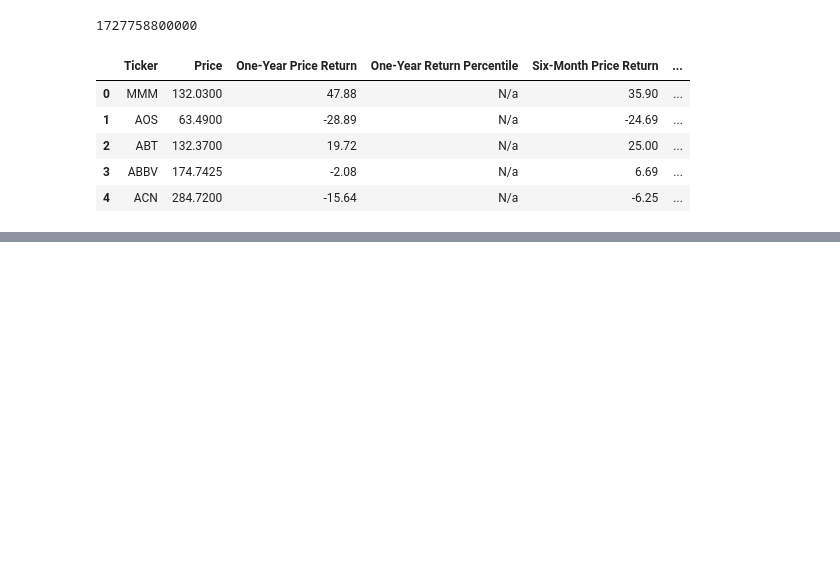
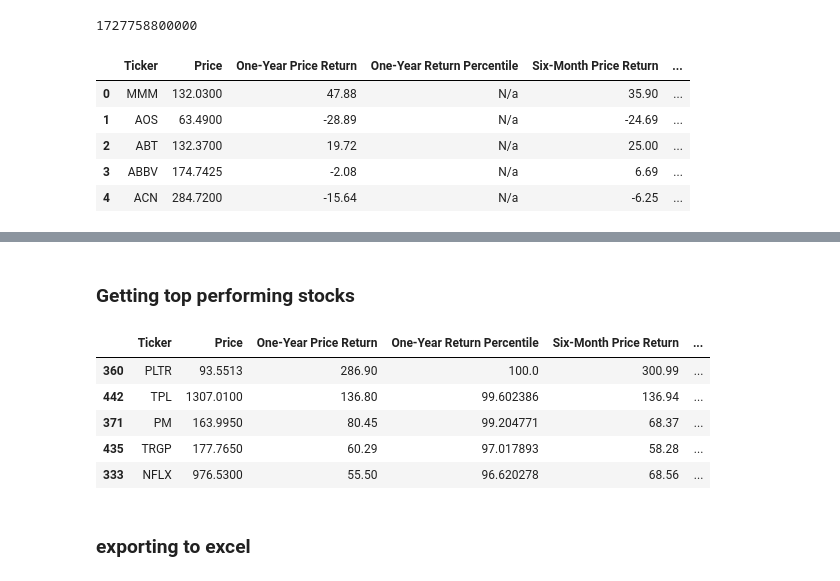
Before and after one commit to JoseMelvin-Calleja/Quantitative-Momentuem-Investing-Strategy, a Jupyter notebook: main.ipynb, the cells around one changed output, grey strips where cells are left out. Saved outputs shown, nothing was run; the diff lists cells and outputs as text; code cells hidden in the pictures; blank space fills up the shorter version.

```diff
--- a/main.ipynb
+++ b/main.ipynb
@@ -372,0 +418,14 @@ hqm_df.head()
+# %% [markdown]
+### Getting top performing stocks
+# %%
+hqm_df.sort_values(by='HQM Score', ascending=False, inplace=True)
+hqm_df.head()
+# %% [output]
+|  | Ticker | Price | One-Year Price Return | One-Year Return Percentile | Six-Month Price Return | ... |
+| 360 | PLTR | 93.5513 | 286.90 | 100.0 | 300.99 | ... |
+| 442 | TPL | 1307.0100 | 136.80 | 99.602386 | 136.94 | ... |
+| 371 | PM | 163.9950 | 80.45 | 99.204771 | 68.37 | ... |
+| 435 | TRGP | 177.7650 | 60.29 | 97.017893 | 58.28 | ... |
+| 333 | NFLX | 976.5300 | 55.50 | 96.620278 | 68.56 | ... |
+# %% [markdown]
+### exporting to excel
```
Also changed, not shown: parts of 11 cells of this notebook, 1 other file.
